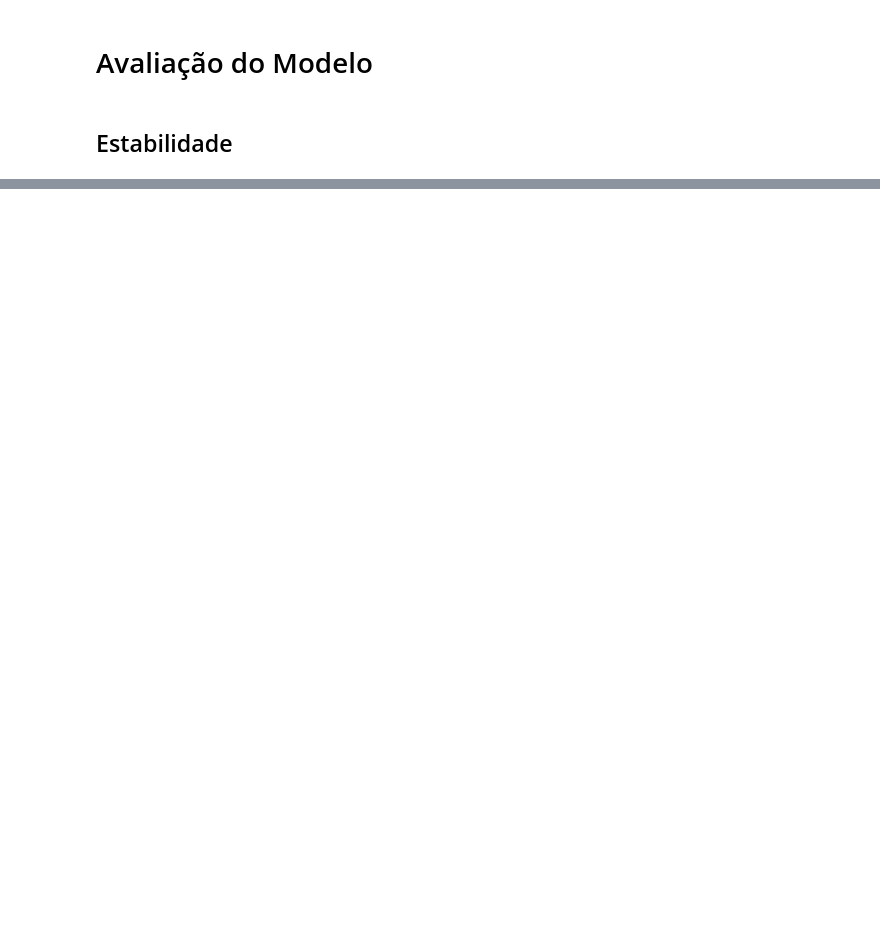
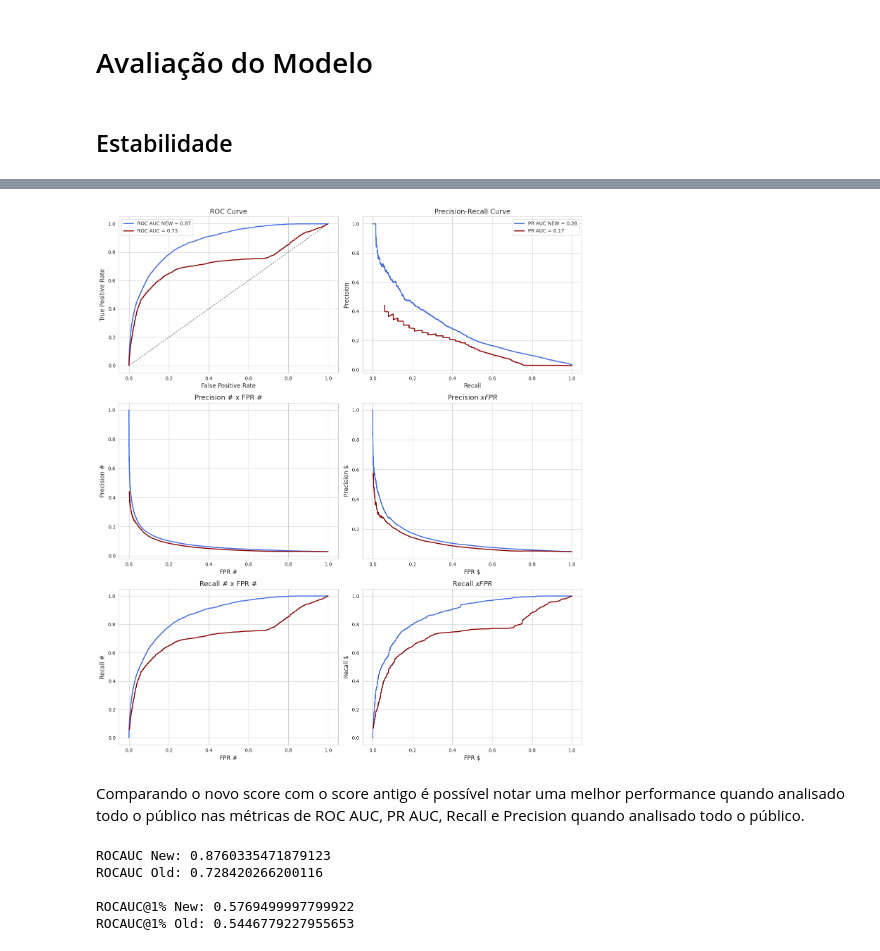
Before and after one commit to TiFalcom/meli-fraud, a Jupyter notebook: notebooks/12-Evaluate.ipynb, the cells around one changed output, grey strips where cells are left out. Drawn from its saved outputs; the diff is of its cells as text; code cells hidden in the pictures; blank space fills up the shorter version.

```diff
--- a/notebooks/12-Evaluate.ipynb
+++ b/notebooks/12-Evaluate.ipynb
@@ -64,0 +91,79 @@ df_thresholds.iloc[188:195,:]
+# %%
+sns.set_style("whitegrid")
+
+fig, axes = plt.subplots(3, 2, figsize=(14, 16))
+colors = ["royalblue", "darkred"]
+
+# ROC Curve
+fpr, tpr, th_roc = roc_curve(df_test['fraude'], df_test['new_score'])
+roc_auc = auc(fpr, tpr)
+axes[0, 0].plot(fpr, tpr, color=colors[0], linewidth=2, label=f'ROC AUC NEW = {roc_auc:.2f}')
+axes[0, 0].plot([0, 1], [0, 1], color='gray', linestyle='--', linewidth=1)
+
+fpr, tpr, th_roc = roc_curve(df_test['fraude'], df_test['score'])
+roc_auc = auc(fpr, tpr)
+axes[0, 0].plot(fpr, tpr, color=colors[1], linewidth=2, label=f'ROC AUC = {roc_auc:.2f}')
+axes[0, 0].plot([0, 1], [0, 1], color='gray', linestyle='--', linewidth=1)
+axes[0, 0].set_xlabel('False Positive Rate', fontsize=12)
+axes[0, 0].set_ylabel('True Positive Rate', fontsize=12)
+axes[0, 0].set_title('ROC Curve', fontsize=14)
+axes[0, 0].legend()
+
+# Precision-Recall Curve
+pr_auc = average_precision_score(df_test['fraude'], df_test['new_score'])
+axes[0, 1].plot(df_thresholds['recall_#'], df_thresholds['precision_#'], color=colors[0], linewidth=2, label=f'PR AUC NEW = {pr_auc:.2f}')
+
+pr_auc = average_precision_score(df_test['fraude'], df_test['score'])
+axes[0, 1].plot(df_thresholds_old['recall_#'], df_thresholds_old['precision_#'], color=colors[1], linewidth=2, label=f'PR AUC = {pr_auc:.2f}')
+axes[0, 1].set_xlabel('Recall', fontsize=12)
+axes[0, 1].set_ylabel('Precision', fontsize=12)
+axes[0, 1].set_title('Precision-Recall Curve', fontsize=14)
+axes[0, 1].legend()
+
+# Precision # x FPR #
+axes[1, 0].plot(df_thresholds['fpr_#'], df_thresholds['precision_#'], color=colors[0], linewidth=2)
+axes[1, 0].plot(df_thresholds_old['fpr_#'], df_thresholds_old['precision_#'], color=colors[1], linewidth=2)
+axes[1, 0].set_xlabel('FPR #', fontsize=12)
+axes[1, 0].set_ylabel('Precision #', fontsize=12)
+axes[1, 0].set_title('Precision # x FPR #', fontsize=14)
+
+# Precision $ x FPR $
+axes[1, 1].plot(df_thresholds['fpr_$'], df_thresholds['precision_$'], color=colors[0], linewidth=2)
+axes[1, 1].plot(df_thresholds_old['fpr_$'], df_thresholds_old['precision_$'], color=colors[1], linewidth=2)
+axes[1, 1].set_xlabel('FPR $', fontsize=12)
+axes[1, 1].set_ylabel('Precision $', fontsize=12)
+axes[1, 1].set_title('Precision $ x FPR $', fontsize=14)
+
+# Recall # x FPR #
+axes[2, 0].plot(df_thresholds['fpr_#'], df_thresholds['recall_#'], color=colors[0], linewidth=2)
+axes[2, 0].plot(df_thresholds_old['fpr_#'], df_thresholds_old['recall_#'], color=colors[1], linewidth=2)
+axes[2, 0].set_xlabel('FPR #', fontsize=12)
+axes[2, 0].set_ylabel('Recall #', fontsize=12)
+axes[2, 0].set_title('Recall # x FPR #', fontsize=14)
+
+# Recall $ x FPR $
+axes[2, 1].plot(df_thresholds['fpr_$'], df_thresholds['recall_$'], color=colors[0], linewidth=2)
+axes[2, 1].plot(df_thresholds_old['fpr_$'], df_thresholds_old['recall_$'], color=colors[1], linewidth=2)
+axes[2, 1].set_xlabel('FPR $', fontsize=12)
+axes[2, 1].set_ylabel('Recall $', fontsize=12)
+axes[2, 1].set_title('Recall $ x FPR $', fontsize=14)
+
+
+plt.tight_layout()
+plt.show()
+# %% [output]
+[figure, added]
+# %% [markdown]
+Comparando o novo score com o score antigo é possível notar uma melhor performance quando analisado todo o público nas métricas de ROC AUC, PR AUC, Recall e Precision quando analisado todo o público.
+# %%
+print(f"ROCAUC New: {roc_auc_score(df_test['fraude'], df_test['new_score'])}")
+print(f"ROCAUC Old: {roc_auc_score(df_test['fraude'], df_test['score'])}\n")
+
+print(f"ROCAUC@1% New: {roc_auc_score(df_test['fraude'], df_test['new_score'], max_fpr=0.01)}")
+print(f"ROCAUC@1% Old: {roc_auc_score(df_test['fraude'], df_test['score'], max_fpr=0.01)}")
+# %% [output]
+ROCAUC New: 0.8760335471879123
+ROCAUC Old: 0.728420266200116
+
+ROCAUC@1% New: 0.5769499997799922
+ROCAUC@1% Old: 0.5446779227955653
```
Also changed, not shown: parts of 26 cells of this notebook, 17 other files.
